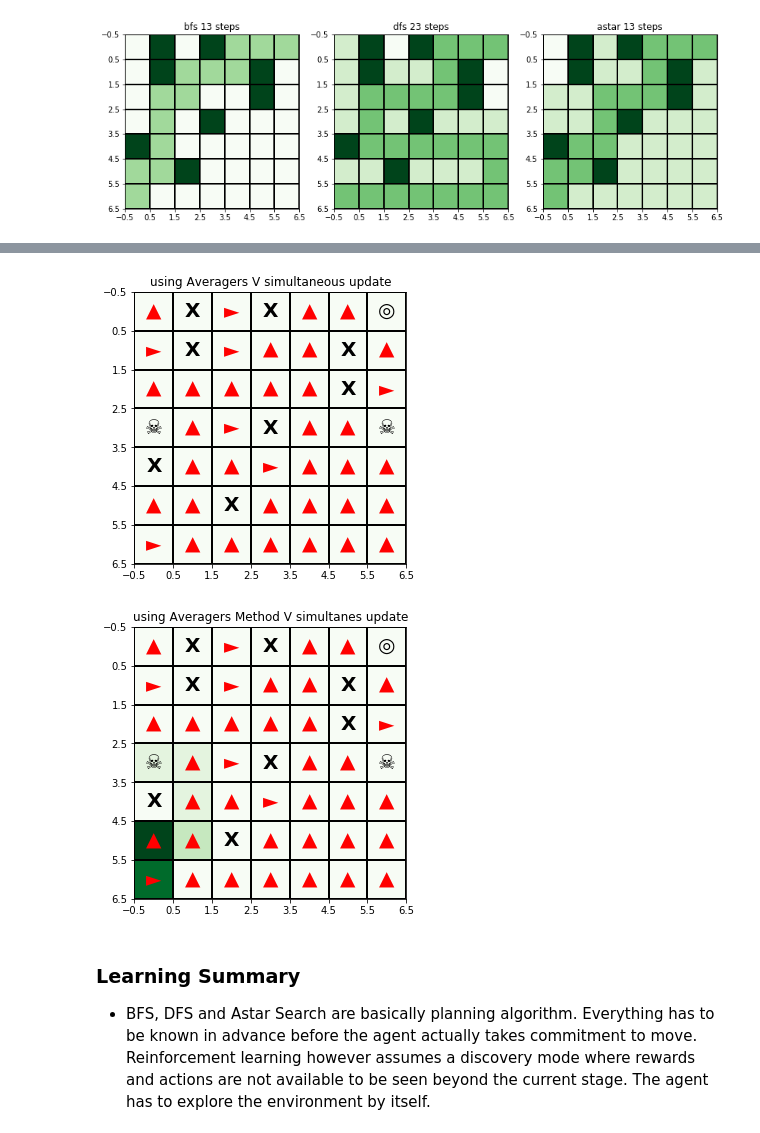
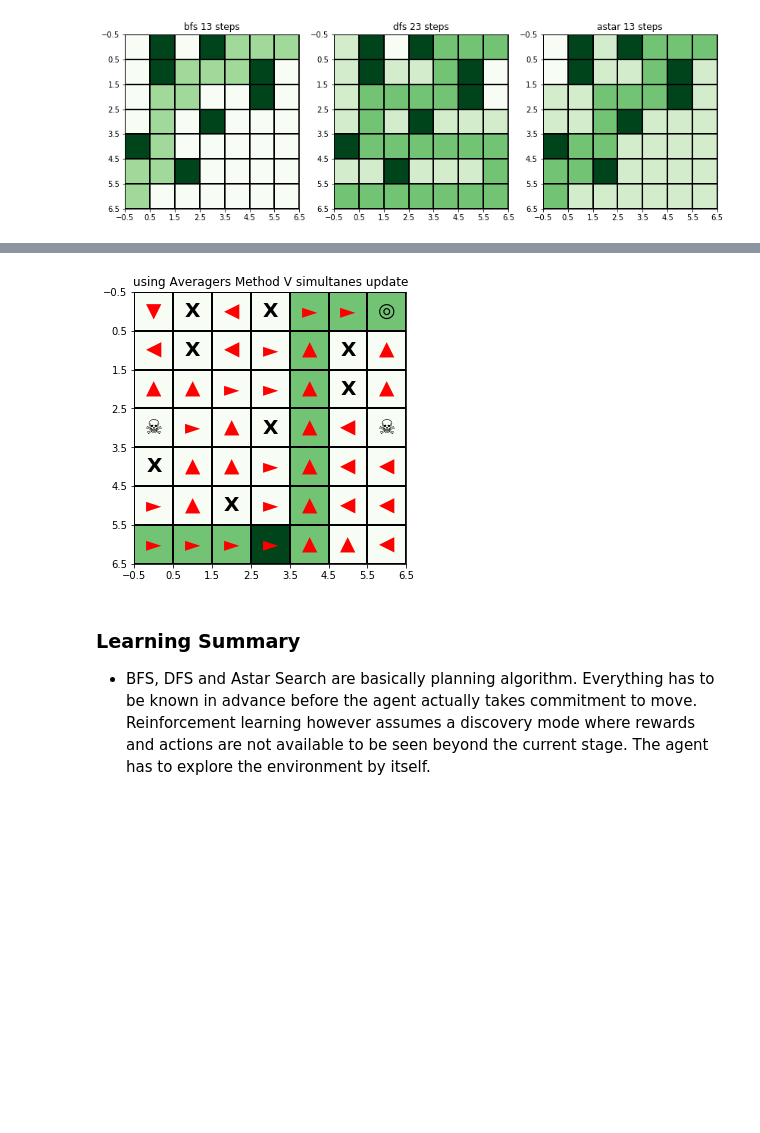
Before and after one commit to chihoxtra/reinforcement_learning, a Jupyter notebook: [PlayAround][Reinforcement Learning].ipynb, the cells around one changed output, grey strips where cells are left out. Cells and saved outputs as stored; diff of their text form; code cells hidden in the pictures; blank space fills up the shorter version.

```diff
--- a/[PlayAround][Reinforcement Learning].ipynb
+++ b/[PlayAround][Reinforcement Learning].ipynb
@@ -224,7 +224,7 @@ def showSearchPolicy(px, sA, initialState = (1,1), title='', plotsize=(5,5)):
     searchPath.append(currentState)
     counter = 0
     while not endStateReached and counter < 10000 and not px.isPenalty(currentState):
-        if sA.trainMethod == 'V':
+        if sA.trainMethod == 'V' or sA.trainMethod == 'AV':
             optimalAct = sA.sValue[currentState]['optAction']
         else:
             optimalAct, optimalQscore = sA.getOptimalAction(currentState, offPolicyThreshold=0.0)
@@ -833,15 +821,45 @@ s3 = RL_SearchAgent(p1, gamma=0.90, initialState = (1,1), avBaseStates=avBaseSta
+# %%
+p1a = RL_Problem(dimension = (7,7),
+                walls=[(1,3),
+                       (2,6),(2,7),
+                       (3,2),
+                       (4,4),(4,7),
+                       #(5,6),
+                       (6,5),(6,6)],
+                penaltyState = [(1,4),(7,4)], goalStateReward=+3.0,
+                penaltyStateReward=-1.0,global_step_cost=-0.04)
+"""
+avBaseStates = [(1,1),(1,2),(1,4),(1,5),(1,6),(1,7),
+                (2,1),(2,2),(2,3),(2,4),(2,5),
+                (3,1),(3,3),(3,4),(3,5),(3,6),(3,7),
+                (4,1),(4,2),(4,3),(4,5),(4,6),
+                (5,1),(5,2),(5,3),(5,4),(5,5),(5,6),(5,7),
+                (6,1),(6,2),(6,3),(6,4),(6,7),
+                (7,1),(7,2),(7,3),(7,4),(7,5),(7,6),(7,7)
+               ]
+"""
+
+avBaseStates = [(1,1),(1,2),(1,5),(1,7),
+                (2,1),(2,2),(2,3),(2,4),
+                (3,1),(3,3),(3,4),
+                (4,1),(4,2),(4,3),(4,5),
+                (5,1),(5,3),(5,4),(5,5),(5,6),(5,7),
+                (6,1),(6,2),(6,4),(6,7),
+                (7,1),(7,2),(7,3),
+               ]
+s3 = RL_SearchAgent(p1a, gamma=0.90, initialState = (1,1), avBaseStates=avBaseStates)
 # %%
 #####################################################################
 ################ Method 4: Averagers using V ########################
 #####################################################################
-s3.trainModelByAveragers(epoche=100, useSimpleAverage=True)
+#s3.trainModelBellEquationV(epoche=100)
+s3.trainModelByAveragers(epoche=100, wAllocBy='feature')
 #since we update all possible states, we might not need off policy in this case
-displayRLMaze(p1, s3, [],'using Averagers V simultaneous update')
+# displayRLMaze(p1, s3, [],'using Averagers V simultaneous update')
 # Note that there is no path in this concept because all states are updated in an epoch
-showSearchPolicy(p1, s3, title='using Averagers Method V simultanes update')
+showSearchPolicy(p1a, s3, title='using Averagers Method V simultanes update')
 # %% [output]
-[figure, old version]
+[figure, new version]
-[figure, removed]
 # %%
 #####################################################################
 # %% [markdown]
```
Also changed, not shown: parts of 12 cells of this notebook.
